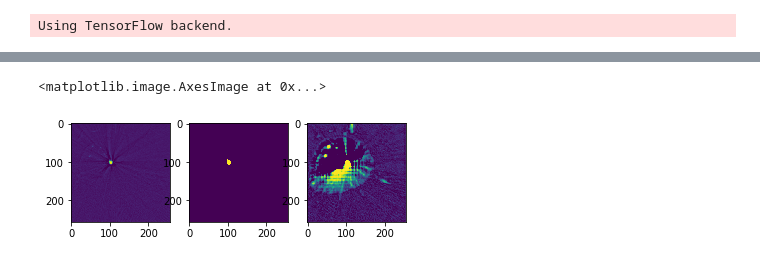
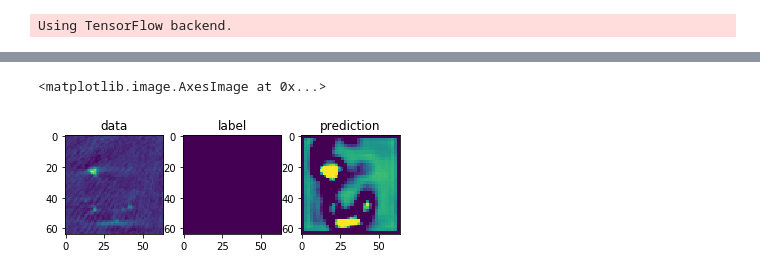
Before and after one commit to Yao-Yuan/MIP, a Jupyter notebook: 3dnet/index.ipynb, the cells around one changed output, grey strips where cells are left out. Saved outputs shown, nothing was run; the diff lists cells and outputs as text; code cells hidden in the pictures.

Commit message:
Use new 3d boxes (64*64*64)

```diff
--- a/3dnet/index.ipynb
+++ b/3dnet/index.ipynb
@@ -32,10 +32,10 @@ image_list, msk_list = preproc.normalize(image_list, msk_list)
 
 x_list = []
 y_list = []
-n_slices = 16   #Currently set it to 32 - TBD
+n_slices = 64   #Currently set it to 32 - TBD
 for i in range(len(image_list)):
     try:
-        n, x_data, y_data = preproc.to3dpatches(image_list[i], msk_list[i], n_slices)
+        n, x_data, y_data = preproc.to3dpatches(image_list[i], msk_list[i], depth = n_slices, size = 64,toBoxes = True)
     except:
         print("Warning: Dismissing one stack")
     else:
@@ -55,9 +67,9 @@ Warning: Dismissing one stack
 # %%
 #Only train a little to save time when testing
-x_list = x_list[0:10]
-y_list = y_list[0:10]
+x_list = x_list[0:50]
+y_list = y_list[0:50]
 # %%
-model, prediction = model_3d.conv_net(activation_type = "tanh", n_slices = n_slices, depth = 3)
+model, prediction = model_3d.conv_net(size = 64, activation_type = "tanh", n_slices = n_slices, depth = 5, n_base_filters = 16)
 # %%
 model.summary()
 # %% [output]
@@ -121,16 +136,22 @@ plt.show()
 # %%
-predictions = model.predict(x_list[0].reshape(1,16,256,256,1), steps=1)
+n_slice = 64
+size = 64
+predictions = model.predict(x_list[40].reshape(1,n_slice,size,size,1), steps=1)
 # %%
 #Show original, mask, prediction
 show = plt.figure()
-show.add_subplot(1,3,1)
+data = show.add_subplot(1,3,1)
+data.set_title("data")
 #plt.imshow(x_list[0][66])
-plt.imshow(x_list[0][15].reshape(256,256))
+plt.imshow(x_list[40][7].reshape(size,size))
 
-show.add_subplot(1,3,2)
-plt.imshow(y_list[0][15].reshape(256,256))
-show.add_subplot(1,3,3)
-plt.imshow(predictions[0][15].reshape(256,256))
+label = show.add_subplot(1,3,2)
+label.set_title("label")
+plt.imshow(y_list[40][7].reshape(size,size))
+
+prediction = show.add_subplot(1,3,3)
+prediction.set_title("prediction")
+plt.imshow(predictions[0][7].reshape(size,size))
 # %% [output]
 <matplotlib.image.AxesImage at 0x...>
-[figure, old version]
+[figure, new version]
```
Also changed, not shown: parts of 5 cells of this notebook, 3 other files.
